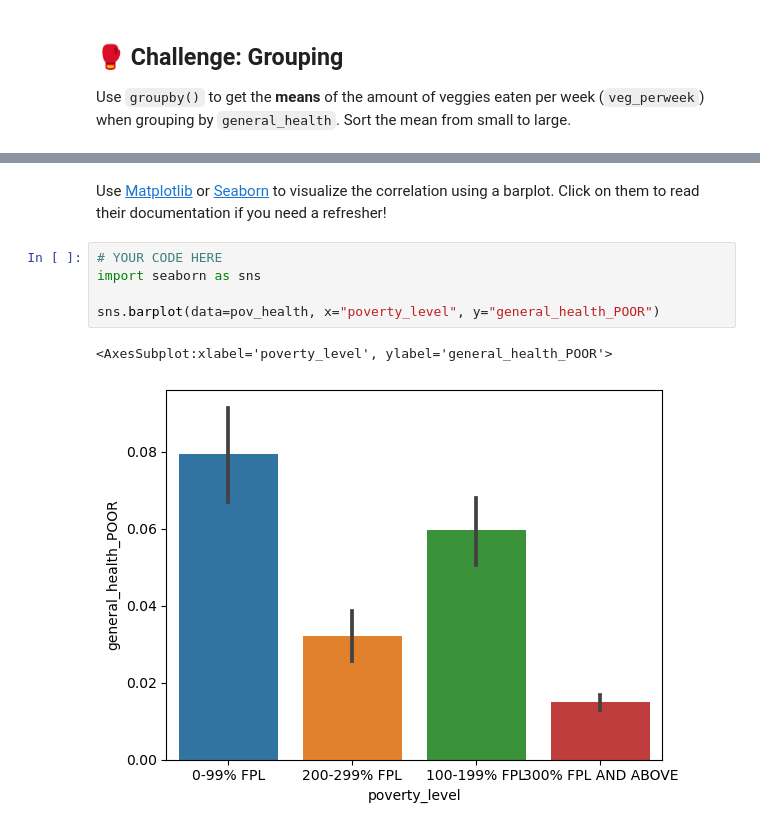
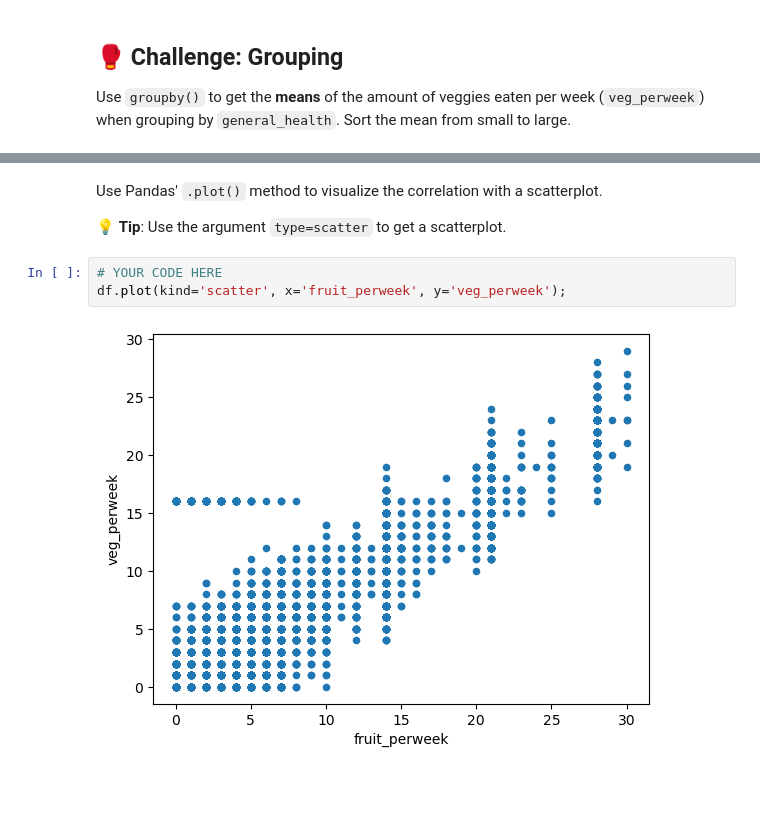
Before and after one commit to dlab-berkeley/Python-Fundamentals, a Jupyter notebook: solutions/Fundamentals-II/6_Final_Project.ipynb, the cells around one changed output, grey strips where cells are left out. Saved outputs shown, nothing was run; the diff lists cells and outputs as text; blank space fills up the shorter version.

```diff
--- a/solutions/Fundamentals-II/6_Final_Project.ipynb
+++ b/solutions/Fundamentals-II/6_Final_Project.ipynb
@@ -148,10 +135,9 @@ See Full Dataframe in Mito
-# %% [markdown]
-Use [Matplotlib](https://matplotlib.org/) or [Seaborn](https://seaborn.pydata.org/) to visualize the correlation using a barplot. Click on them to read their documentation if you need a refresher!
-# %%
-# YOUR CODE HERE
-import seaborn as sns
-
-sns.barplot(data=pov_health, x="poverty_level", y="general_health_POOR")
-# %% [output]
-<AxesSubplot:xlabel='poverty_level', ylabel='general_health_POOR'>
-[figure, removed]
+# %% [markdown]
+Use Pandas' `.plot()` method to visualize the correlation with a scatterplot.
+
+💡 **Tip**: Use the argument `type=scatter` to get a scatterplot.
+# %%
+# YOUR CODE HERE
+df.plot(kind='scatter', x='fruit_perweek', y='veg_perweek');
+# %% [output]
+[figure, added]
```
Also changed, not shown: parts of 9 cells of this notebook, 4 other files.
